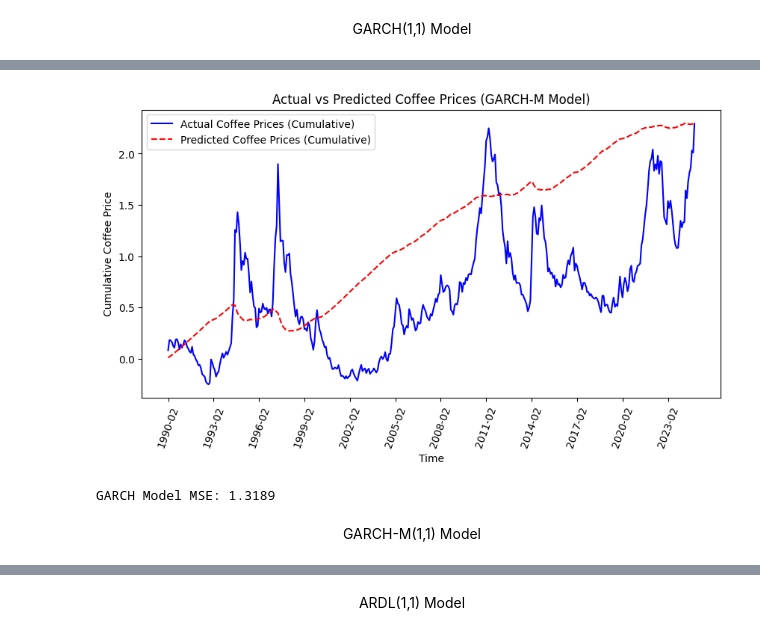
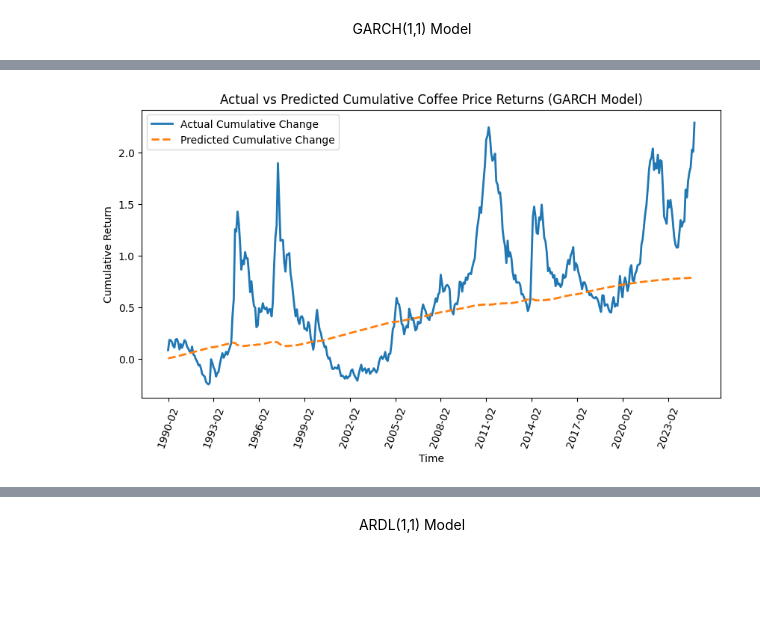
Before and after one commit to NicolasMSalas/eco395m_ml_coffee_trees, a Jupyter notebook: code/arima.ipynb, the cells around one changed output, grey strips where cells are left out. Cells and saved outputs as stored; diff of their text form; code cells hidden in the pictures; blank space fills up the shorter version.

```diff
--- a/code/arima.ipynb
+++ b/code/arima.ipynb
@@ -211,27 +119,3 @@ Mean Squared Error (MSE): 0.3234
 <div align="center">
   GARCH(1,1) Model
 </div>
-# %%
-returns = merge_df["coffee_diff"].dropna()
-
-garch_model = arch_model(returns, vol="Garch", p=1, q=1)
-garch_result = garch_model.fit(disp="off")
-
-predicted_volatility = garch_result.conditional_volatility
-
-X = sm.add_constant(predicted_volatility)
-y = returns
-
-garch_m_reg = sm.OLS(y, X).fit()
-print(garch_m_reg.summary())
-
-garch_m_predicted = garch_m_reg.predict(X)
-
-returns_aligned = returns[-len(garch_m_predicted):]
-garch_m_predicted = garch_m_predicted[-len(returns_aligned):]
-
-returns_aligned = returns_aligned.dropna()
-garch_m_predicted = garch_m_predicted.dropna()
-
-cumulative_actual = returns_aligned.cumsum()
-cumulative_predicted = garch_m_predicted.cumsum()
@@ -264,24 +191,17 @@ Notes:
 # %%
-plt.figure(figsize=(10, 5))
-plt.plot(cumulative_actual, label="Actual Coffee Prices (Cumulative)", color="blue")
-plt.plot(cumulative_predicted, label="Predicted Coffee Prices (Cumulative)", color="red", linestyle="dashed")
+plt.figure(figsize=(10,5))
+plt.plot(returns_aligned.index, cumulative_actual, label="Actual Cumulative Change", linewidth=2)
+plt.plot(returns_aligned.index, cumulative_predicted, label="Predicted Cumulative Change", linestyle="dashed", linewidth=2)
+plt.legend()
+
+tick_interval = 36
+plt.xticks(range(0, len(returns_aligned), tick_interval), rotation=70)
+
 plt.xlabel("Time")
-plt.ylabel("Cumulative Coffee Price")
-plt.title("Actual vs Predicted Coffee Prices (GARCH Model)")
-plt.legend()
-tick_interval = 36
-plt.xticks(range(0, len(merge_df), tick_interval), rotation=70)
+plt.ylabel("Cumulative Return")
+plt.title("Actual vs Predicted Cumulative Coffee Price Returns (GARCH Model)")
+
+# Show plot
 plt.show()
 # %% [output]
-[figure, old version]
+[figure, new version]
-# %%
-actual_values = merge_df["coffee_price_change"].dropna()
-
-garch_m_mse = mean_squared_error(actual_values, garch_m_predicted)
-print(f"GARCH Model MSE: {garch_m_mse:}")
-# %% [output]
-GARCH Model MSE: 1.3189
-# %% [markdown]
-<div align="center">
-  GARCH-M(1,1) Model
-</div>
```
Also changed, not shown: parts of 31 cells of this notebook.
